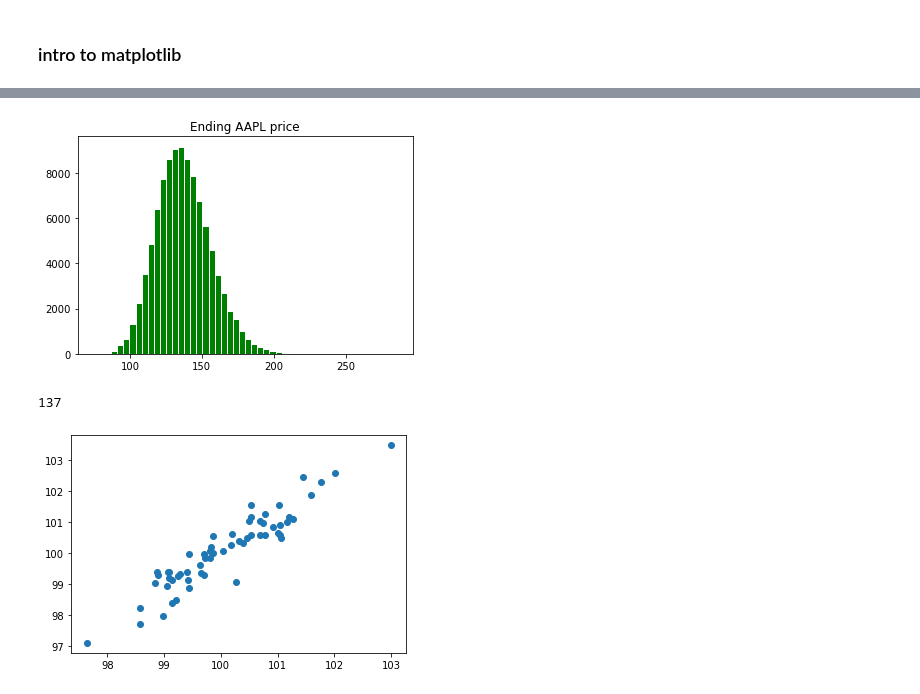
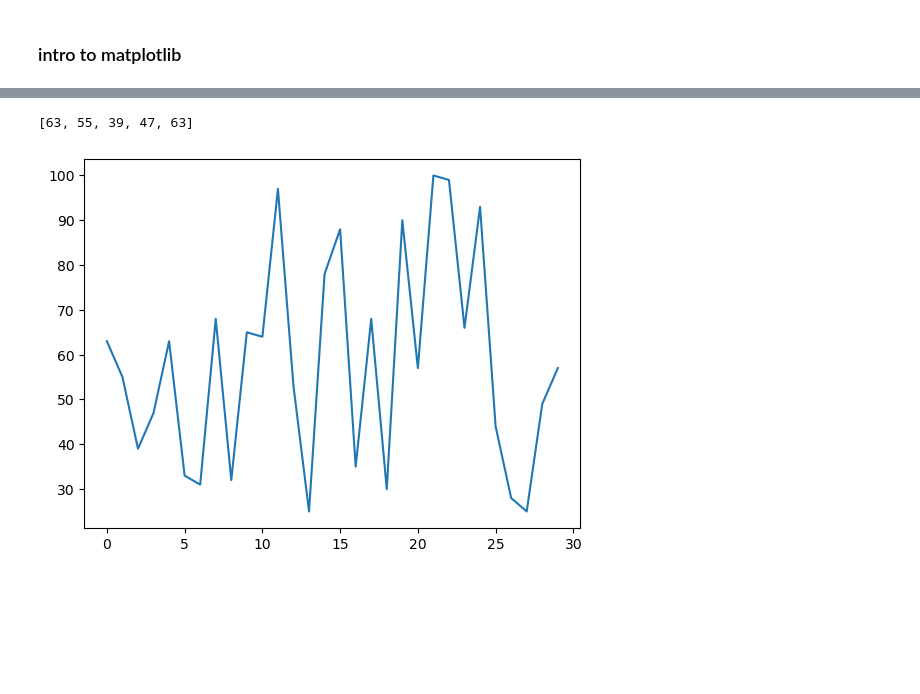
Before and after one commit to mollyhennessy/OIM3640_SP23, a Jupyter notebook: 08-files & matplotlib.ipynb, the cells around one changed output, grey strips where cells are left out. Cells and saved outputs as stored; diff of their text form; code cells hidden in the pictures; blank space fills up the shorter version.

```diff
--- a/08-files & matplotlib.ipynb
+++ b/08-files & matplotlib.ipynb
@@ -146,21 +92,10 @@ prices[:5]
-# %%
-plt.hist(prices, bins = 50, color = 'g', edgecolor='w')
-plt.title("Ending AAPL price")
-plt.show();
-# %% [output]
-[figure, removed]
-# %%
-aapl
-# %% [output]
-137
-# %%
-x = []
-y = []
-# %%
-x  = [100 + norm(0,1) for point in range(60)]
-y  = [point + norm(0, .5) for point in x]
+# %%
+data = [random.randint(20,100) for x in range(30)]
+data[:5]
+# %% [output]
+[63, 55, 39, 47, 63]
 # %%
-plt.scatter(x,y);
+plt.plot(data)
 plt.show()
 # %% [output]
-[figure, old version]
+[figure, new version]
```
Also changed, not shown: parts of 27 cells of this notebook, 10 other files.
